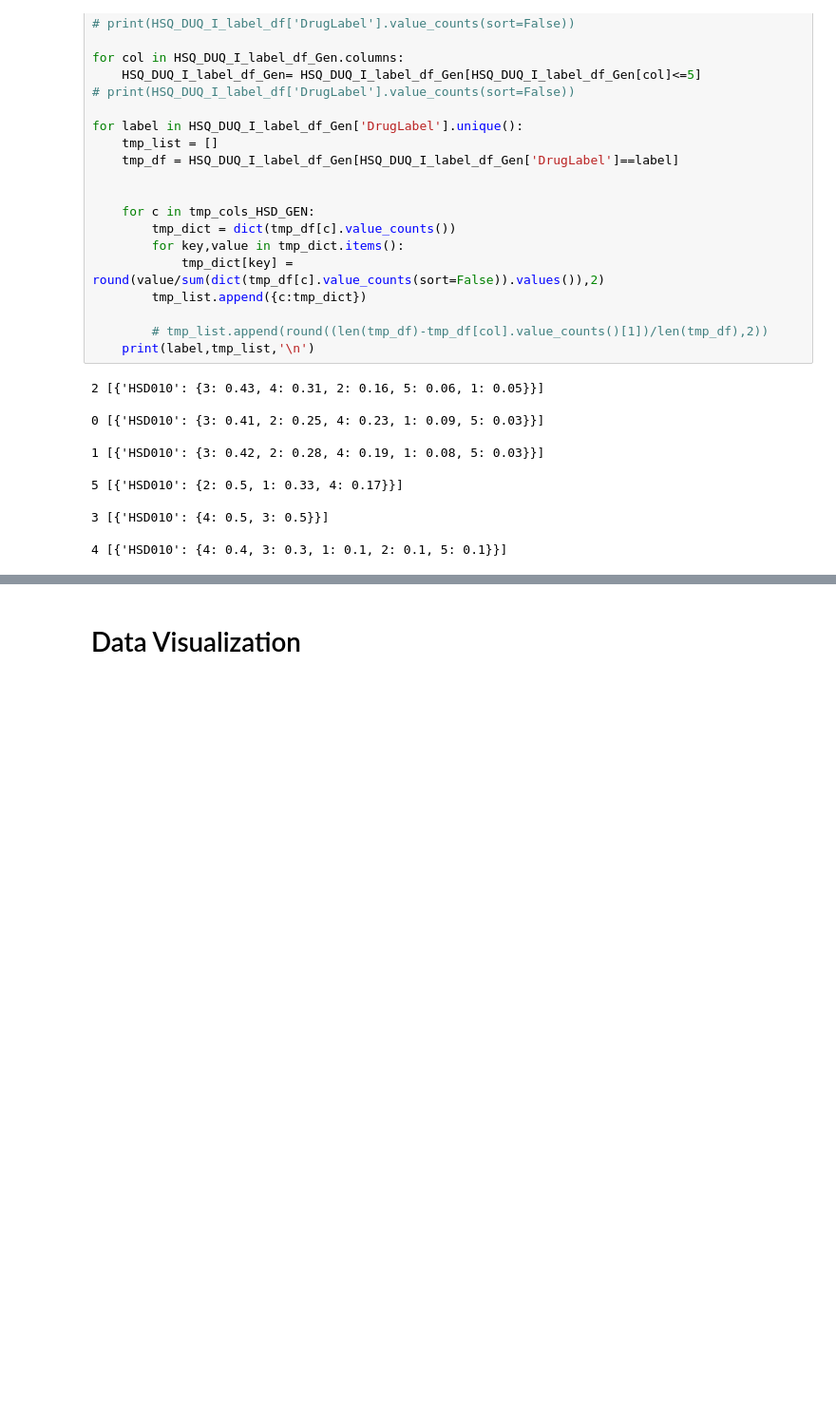
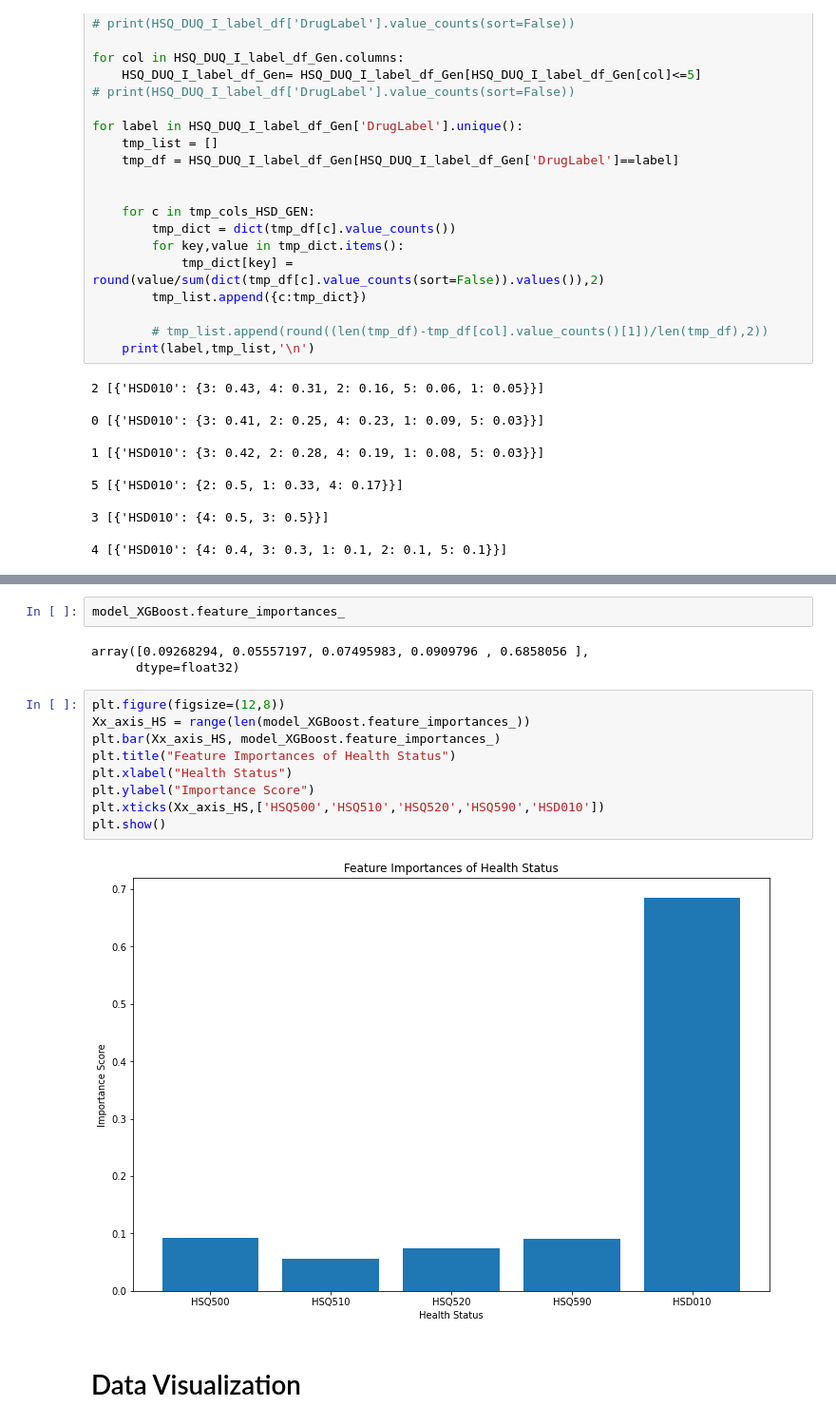
Before and after one commit to ytguo5/DATA200FINALPROJECT, a Jupyter notebook: YutingGuo_EmpiricalProject.ipynb, the cells around one changed output, grey strips where cells are left out. Shown at 95% size. Cells and saved outputs as stored; diff of their text form; blank space fills up the shorter version.

```diff
--- a/YutingGuo_EmpiricalProject.ipynb
+++ b/YutingGuo_EmpiricalProject.ipynb
@@ -491,3 +542,19 @@ Acc of DNN: 0.5610640870616687
+# %%
+model_XGBoost.feature_importances_
+# %% [output]
+array([0.09268294, 0.05557197, 0.07495983, 0.0909796 , 0.6858056 ],
+      dtype=float32)
+# %%
+plt.figure(figsize=(12,8))
+Xx_axis_HS = range(len(model_XGBoost.feature_importances_))
+plt.bar(Xx_axis_HS, model_XGBoost.feature_importances_)
+plt.title("Feature Importances of Health Status")
+plt.xlabel("Health Status")
+plt.ylabel("Importance Score")
+plt.xticks(Xx_axis_HS,['HSQ500','HSQ510','HSQ520','HSQ590','HSD010'])
+plt.show()
+# %% [output]
+[figure, added]
 # %% [markdown]
 # Data Visualization
 # %%
```
Also changed, not shown: parts of 28 cells of this notebook.
